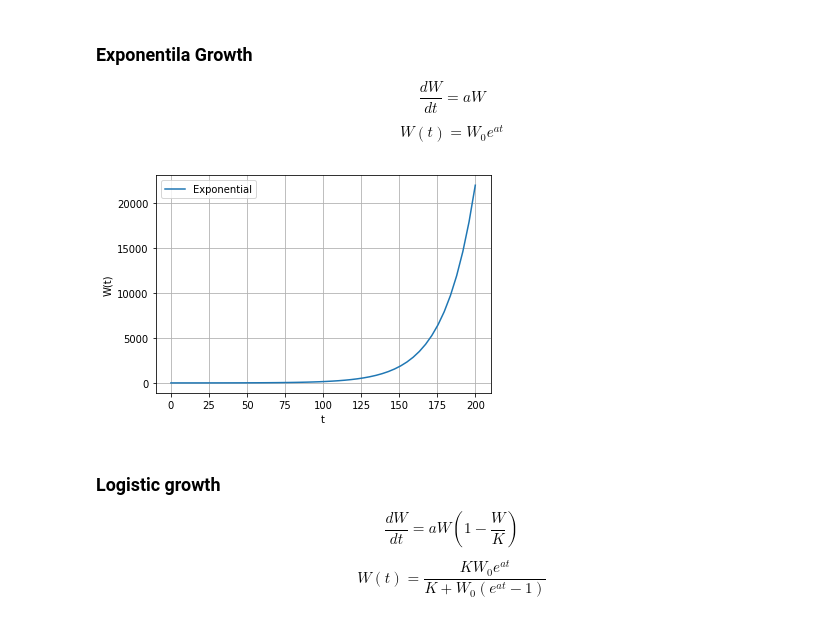
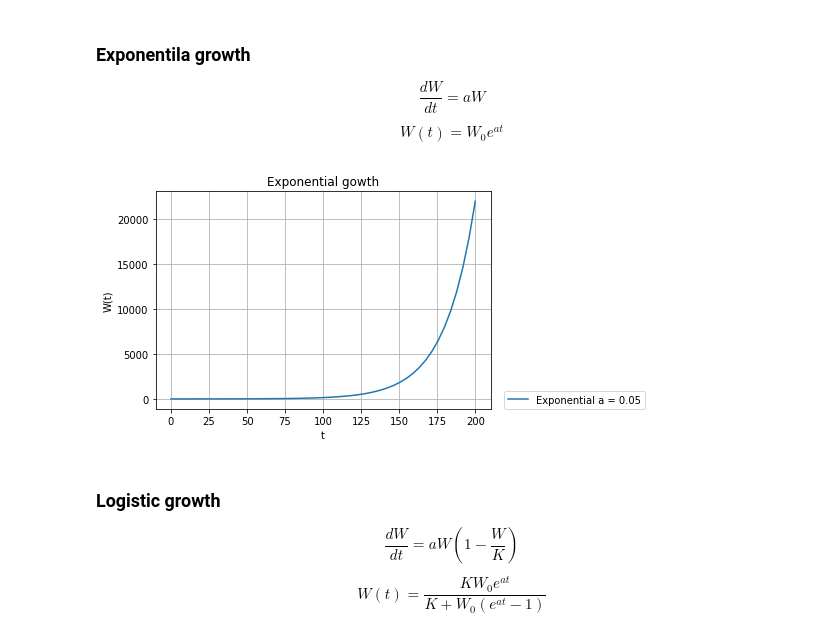
Before and after one commit to ahmed344/single-species-growth, a Jupyter notebook: ODE_numerical_solution.ipynb, the cells around one changed output. Cells and saved outputs as stored; diff of their text form; code cells hidden in the pictures.

Commit message:
Different growth rates

```diff
--- a/ODE_numerical_solution.ipynb
+++ b/ODE_numerical_solution.ipynb
@@ -3,35 +3,38 @@ import numpy as np
 import matplotlib.pyplot as plt
 from scipy.integrate import odeint
 # %% [markdown]
-### Exponentila Growth
+### Exponentila growth
 $$\frac{dW}{dt} = a W$$
 
 $$W(t) = W_0 e^{a t}$$
 # %%
 # dW/dt for exponential growth
-def exponential_growth(w,t):
-    a = 0.05
+def exponential_growth(w, t, a):
     dwdt = a * w
     return dwdt
+
+# Parameters
+a = 0.05
 
 # Initial condition
 w0 = 1
 
-# time points
+# Time points
 t = np.linspace(0,200)
 
 # Solve the ODE
-w_exponential = odeint(exponential_growth,w0,t)
+w_exponential = odeint(exponential_growth, w0, t, args=(a,))
 
 # Plot W(t)
-plt.plot(t,w_exponential, label='Exponential')
+plt.plot(t, w_exponential, label=f'Exponential a = {a}')
 plt.xlabel('t')
 plt.ylabel('W(t)')
-plt.legend()
+plt.title('Exponential gowth')
+plt.legend(loc=(1.04,0))
 plt.grid()
 plt.show()
 # %% [output]
-[figure, old version]
+[figure, new version]
 # %% [markdown]
 ### Logistic growth
 $$\frac{dW}{dt} = a W \left(1-\frac{W}{K}\right) $$
```
Also changed, not shown: parts of 4 cells of this notebook.
